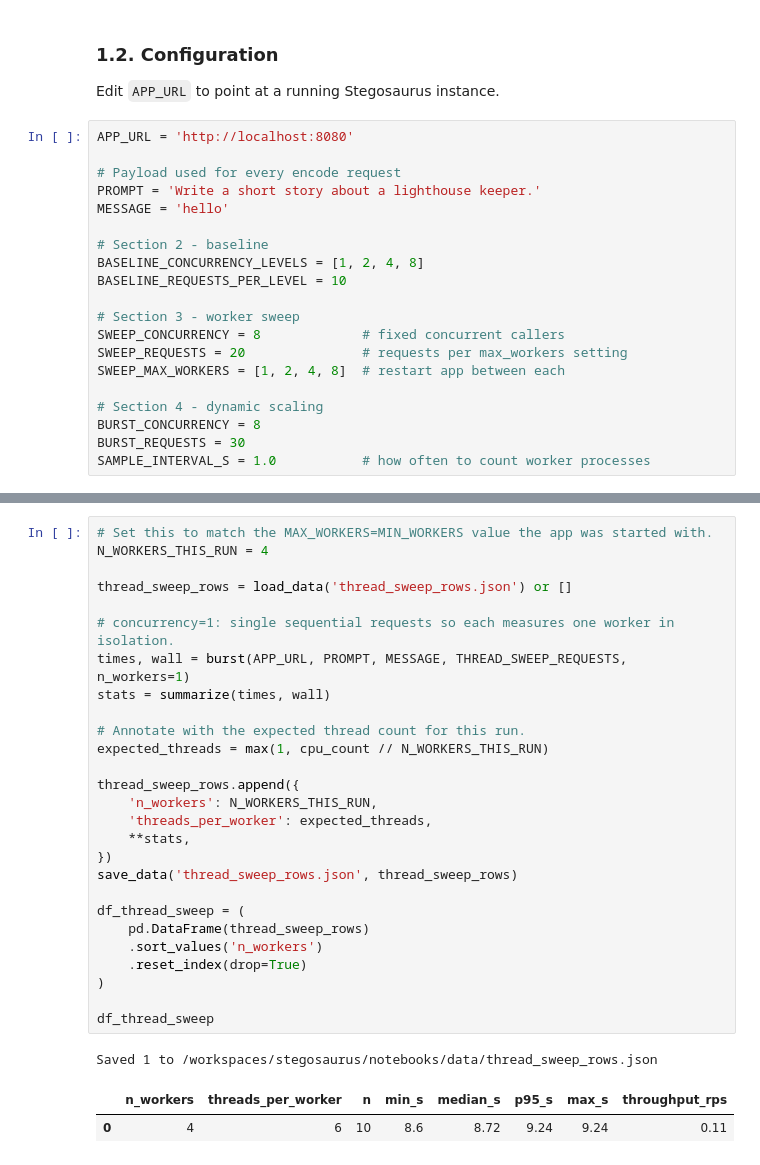
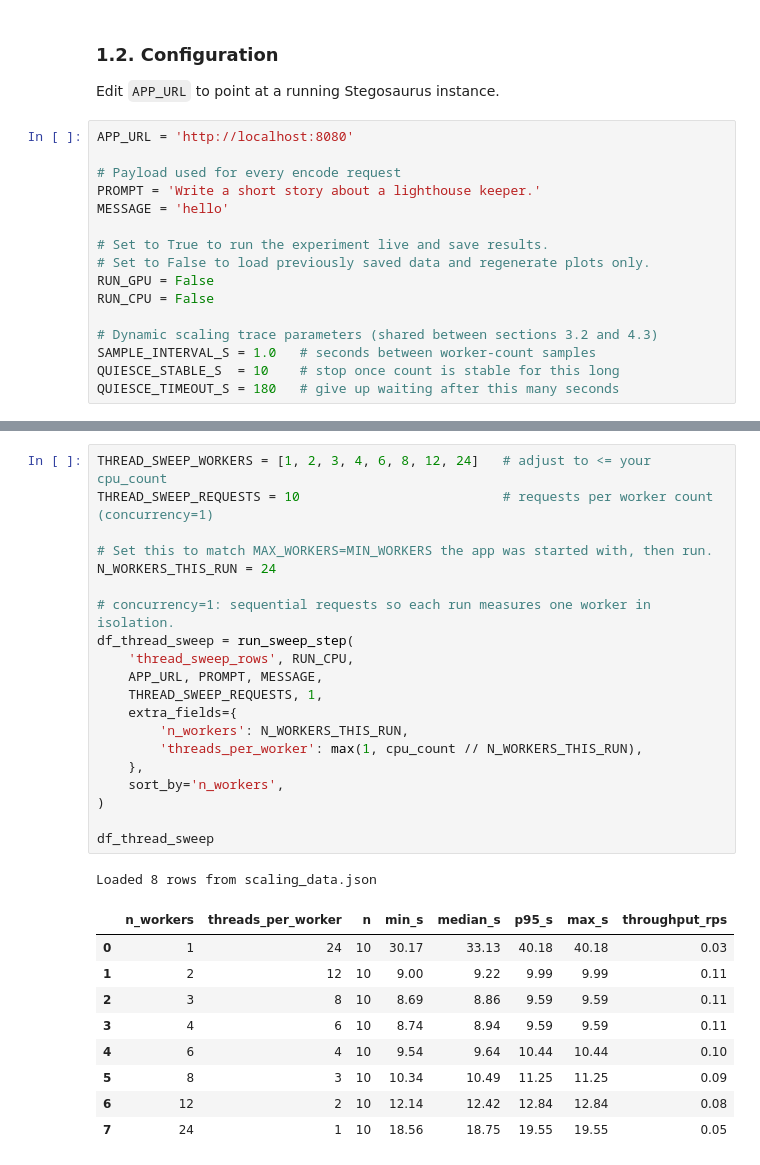
Before and after one commit to gperdrizet/stegosaurus, a Jupyter notebook: notebooks/03-scaling_experiment.ipynb, the cells around one changed output, grey strips where cells are left out. Cells and saved outputs as stored; diff of their text form.

Commit message:
Updates/improvements to scaling experiment notebook

```diff
--- a/notebooks/03-scaling_experiment.ipynb
+++ b/notebooks/03-scaling_experiment.ipynb
@@ -47,19 +38,15 @@ APP_URL = 'http://localhost:8080'
 PROMPT = 'Write a short story about a lighthouse keeper.'
 MESSAGE = 'hello'
 
-# Section 2 - baseline
-BASELINE_CONCURRENCY_LEVELS = [1, 2, 4, 8]
-BASELINE_REQUESTS_PER_LEVEL = 10
+# Set to True to run the experiment live and save results.
+# Set to False to load previously saved data and regenerate plots only.
+RUN_GPU = False
+RUN_CPU = False
 
-# Section 3 - worker sweep
-SWEEP_CONCURRENCY = 8             # fixed concurrent callers
-SWEEP_REQUESTS = 20               # requests per max_workers setting
-SWEEP_MAX_WORKERS = [1, 2, 4, 8]  # restart app between each
-
-# Section 4 - dynamic scaling
-BURST_CONCURRENCY = 8
-BURST_REQUESTS = 30
-SAMPLE_INTERVAL_S = 1.0           # how often to count worker processes
+# Dynamic scaling trace parameters (shared between sections 3.2 and 4.3)
+SAMPLE_INTERVAL_S = 1.0   # seconds between worker-count samples
+QUIESCE_STABLE_S  = 10    # stop once count is stable for this long
+QUIESCE_TIMEOUT_S = 180   # give up waiting after this many seconds
 # %% [markdown]
 ### 1.3. Data persistence
 
@@ -416,32 +610,32 @@ With concurrency=1 only one worker is busy at a time, so we isolate the effect o
 # %%
-# Set this to match the MAX_WORKERS=MIN_WORKERS value the app was started with.
-N_WORKERS_THIS_RUN = 4
+THREAD_SWEEP_WORKERS = [1, 2, 3, 4, 6, 8, 12, 24]   # adjust to <= your cpu_count
+THREAD_SWEEP_REQUESTS = 10                          # requests per worker count (concurrency=1)
 
-thread_sweep_rows = load_data('thread_sweep_rows.json') or []
+# Set this to match MAX_WORKERS=MIN_WORKERS the app was started with, then run.
+N_WORKERS_THIS_RUN = 24
 
-# concurrency=1: single sequential requests so each measures one worker in isolation.
-times, wall = burst(APP_URL, PROMPT, MESSAGE, THREAD_SWEEP_REQUESTS, n_workers=1)
-stats = summarize(times, wall)
-
-# Annotate with the expected thread count for this run.
-expected_threads = max(1, cpu_count // N_WORKERS_THIS_RUN)
-
-thread_sweep_rows.append({
-    'n_workers': N_WORKERS_THIS_RUN,
-    'threads_per_worker': expected_threads,
-    **stats,
-})
-save_data('thread_sweep_rows.json', thread_sweep_rows)
-
-df_thread_sweep = (
-    pd.DataFrame(thread_sweep_rows)
-    .sort_values('n_workers')
-    .reset_index(drop=True)
+# concurrency=1: sequential requests so each run measures one worker in isolation.
+df_thread_sweep = run_sweep_step(
+    'thread_sweep_rows', RUN_CPU,
+    APP_URL, PROMPT, MESSAGE,
+    THREAD_SWEEP_REQUESTS, 1,
+    extra_fields={
+        'n_workers': N_WORKERS_THIS_RUN,
+        'threads_per_worker': max(1, cpu_count // N_WORKERS_THIS_RUN),
+    },
+    sort_by='n_workers',
 )
 
 df_thread_sweep
 # %% [output]
-Saved 1 to /workspaces/stegosaurus/notebooks/data/thread_sweep_rows.json
+Loaded 8 rows from scaling_data.json
 |  | n_workers | threads_per_worker | n | min_s | median_s | p95_s | max_s | throughput_rps |
-| 0 | 4 | 6 | 10 | 8.6 | 8.72 | 9.24 | 9.24 | 0.11 |
+| 0 | 1 | 24 | 10 | 30.17 | 33.13 | 40.18 | 40.18 | 0.03 |
+| 1 | 2 | 12 | 10 | 9.00 | 9.22 | 9.99 | 9.99 | 0.11 |
+| 2 | 3 | 8 | 10 | 8.69 | 8.86 | 9.59 | 9.59 | 0.11 |
+| 3 | 4 | 6 | 10 | 8.74 | 8.94 | 9.59 | 9.59 | 0.11 |
+| 4 | 6 | 4 | 10 | 9.54 | 9.64 | 10.44 | 10.44 | 0.10 |
+| 5 | 8 | 3 | 10 | 10.34 | 10.49 | 11.25 | 11.25 | 0.09 |
+| 6 | 12 | 2 | 10 | 12.14 | 12.42 | 12.84 | 12.84 | 0.08 |
+| 7 | 24 | 1 | 10 | 18.56 | 18.75 | 19.55 | 19.55 | 0.05 |
 # %%
```
Also changed, not shown: parts of 46 cells of this notebook, 7 other files.
